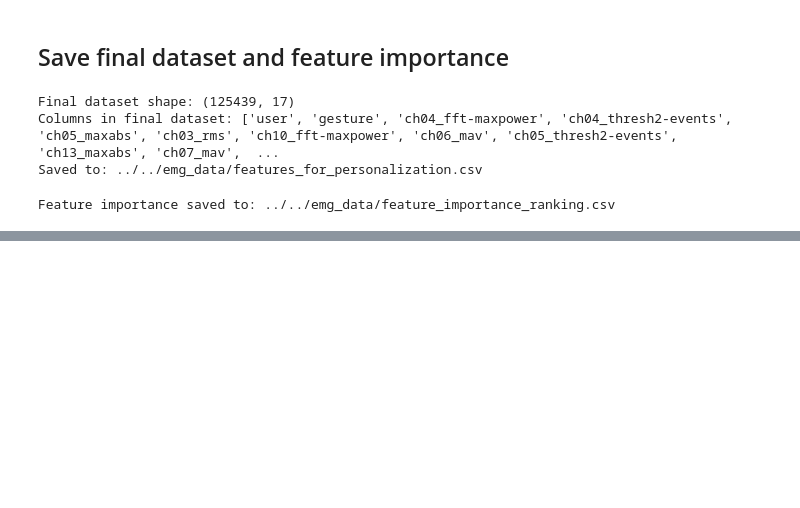
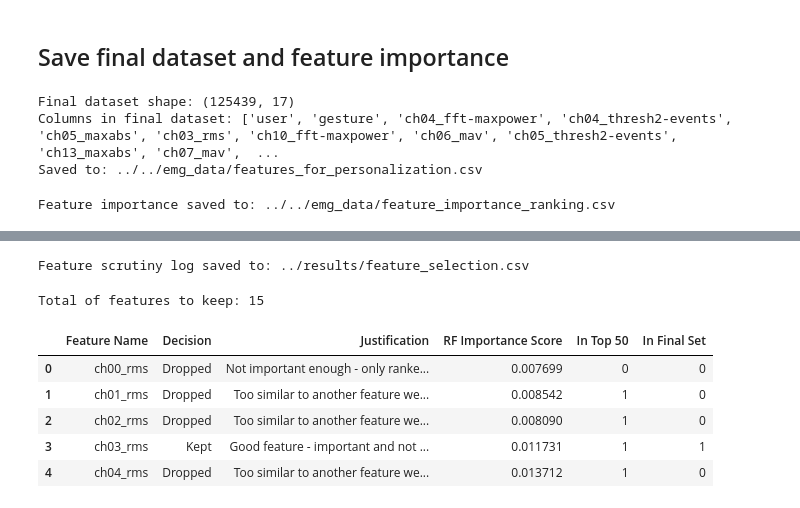
Before and after one commit to Erdos-Projects/fall-2025-gesture-recognition, a Jupyter notebook: notebooks/feature_selection_DRAFT.ipynb, the cells around one changed output, grey strips where cells are left out. Cells and saved outputs as stored; diff of their text form; code cells hidden in the pictures; blank space fills up the shorter version.

Commit message:
Updated EDA and feature selection notebooks

```diff
--- a/notebooks/feature_selection_DRAFT.ipynb
+++ b/notebooks/feature_selection_DRAFT.ipynb
@@ -17,7 +21,7 @@ import seaborn as sns
 from sklearn.ensemble import RandomForestClassifier
 
 # Load the cleaned data from EDA
-cleaned_data_path = "../../emg_data/cleaned_data_for_feature_selection.csv"
+cleaned_data_path = "../../emg_data/features_emg_data_cleaned.csv"
 df_no_outliers = pd.read_csv(cleaned_data_path)
 print(f"Loaded cleaned data: {df_no_outliers.shape}")
 
@@ -354,0 +366,13 @@ Feature importance saved to: ../../emg_data/feature_importance_ranking.csv
+# %%
+# Prepare all necessary data structures we need
+
+# Get list of ALL original features (160 columns)
+all_original_features = feature_cols # 'feature_cols' defined earlier in the notebook
+
+# The list of features we decided to KEEP (final feature set calculated above)
+features_to_keep_set = set(final_features)
+
+# List of top 50 features considered before redundancy check
+top_50_features_list = feature_importance_df.head(50)['feature'].tolist()
+top_50_set = set(top_50_features_list)
+# top_50_set
@@ -354,0 +424,26 @@ Feature importance saved to: ../../emg_data/feature_importance_ranking.csv
+# %%
+# Create final DataFrame and save as csv
+feature_log_df = pd.DataFrame(log_entries)
+
+# Define required path for the deliverable `results/feature_selection.csv`
+output_log_path = "../results/feature_selection.csv"
+
+# Save DataFrame to required csv without index column
+feature_log_df.to_csv(output_log_path, index=False)
+
+# Print confirmation message
+print(f"Feature scrutiny log saved to: {output_log_path}")
+# %% [output]
+Feature scrutiny log saved to: ../results/feature_selection.csv
+# %%
+# Preview
+print(f"Total of features to keep: {len(features_to_keep_set)}")
+feature_log_df.head(5)
+# %% [output]
+Total of features to keep: 15
+|  | Feature Name | Decision | Justification | RF Importance Score | In Top 50 | In Final Set |
+| 0 | ch00_rms | Dropped | Not important enough - only ranke... | 0.007699 | 0 | 0 |
+| 1 | ch01_rms | Dropped | Too similar to another feature we... | 0.008542 | 1 | 0 |
+| 2 | ch02_rms | Dropped | Too similar to another feature we... | 0.008090 | 1 | 0 |
+| 3 | ch03_rms | Kept | Good feature - important and not ... | 0.011731 | 1 | 1 |
+| 4 | ch04_rms | Dropped | Too similar to another feature we... | 0.013712 | 1 | 0 |
```
Also changed, not shown: parts of 4 cells of this notebook, 1 other file.
